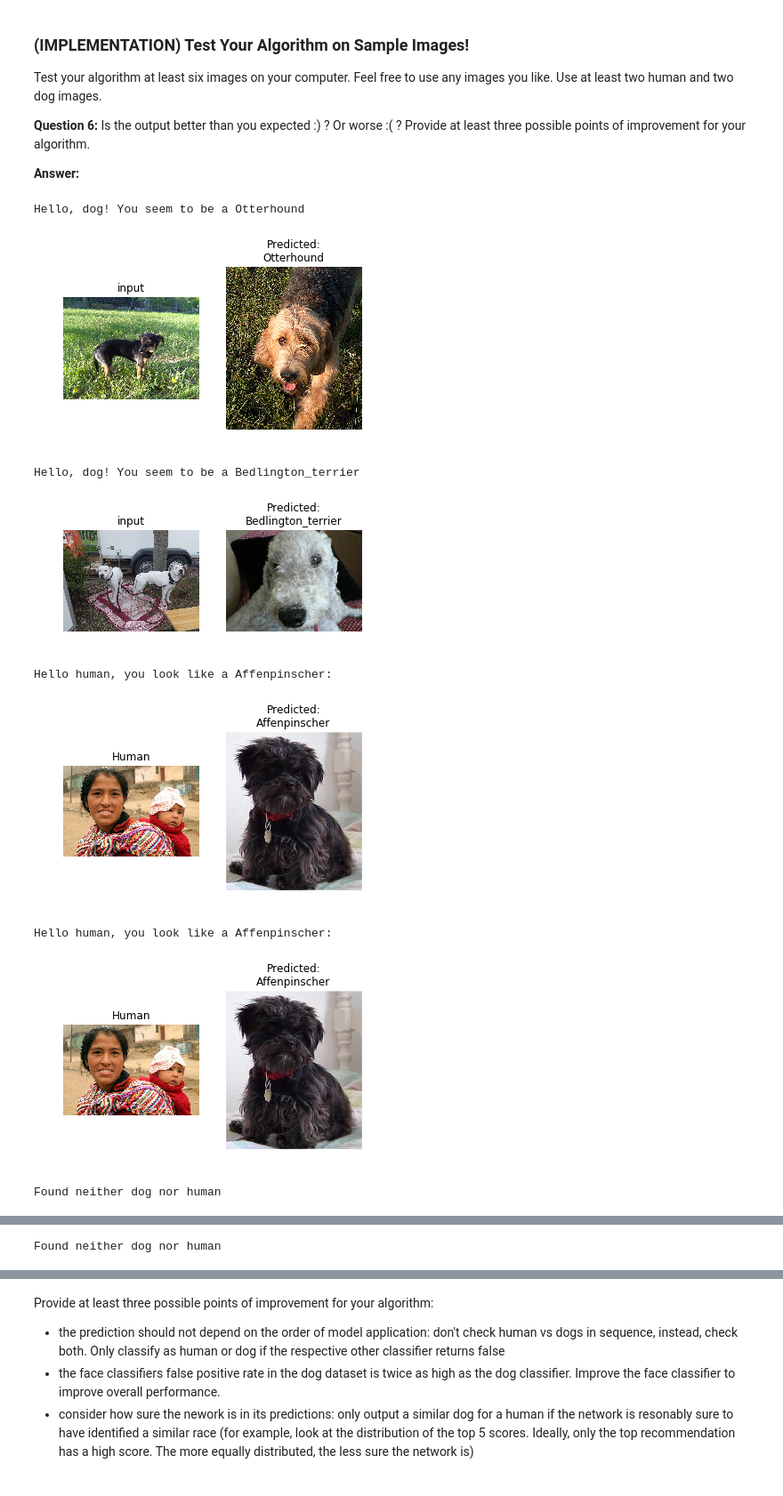
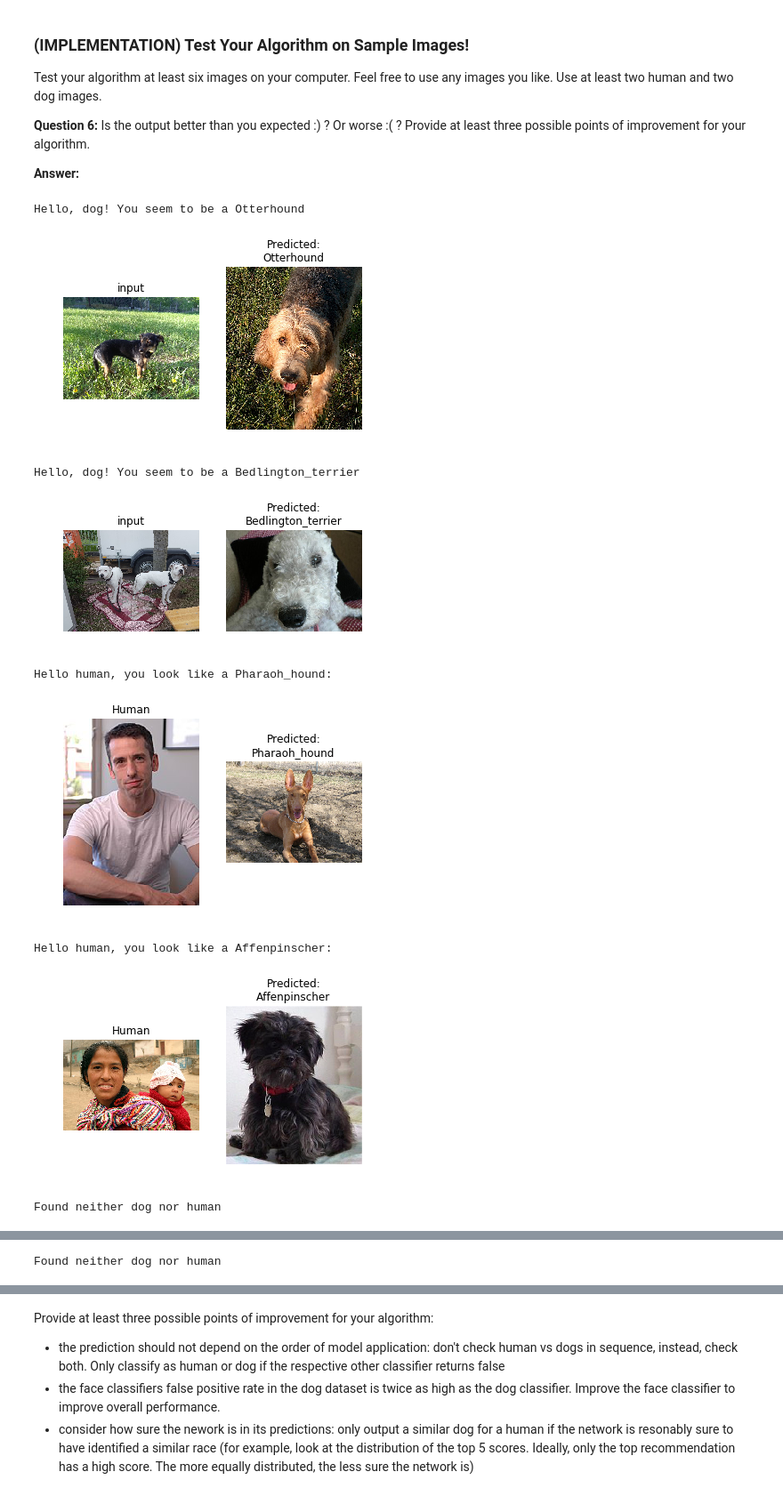
Before and after one commit to rmminusrslash/dog-project, a Jupyter notebook: dog_app.ipynb, the cells around one changed output, grey strips where cells are left out. Shown at 89% size. Cells and saved outputs as stored; diff of their text form; code cells hidden in the pictures.

Commit message:
add images

```diff
--- a/dog_app.ipynb
+++ b/dog_app.ipynb
@@ -864,36 +864,36 @@ __Answer:__
 # %%
 ## TODO: Execute your algorithm from Step 6 on
 ## at least 6 images on your computer.
 ## Feel free to use as many code cells as needed.
 
 dog_images=["own_images/dog2.jpeg","own_images/dogs.jpeg"]
-human_images=["own_images/human_2.jpg","own_images/human_2.jpg"]
+human_images=["own_images/human_1.jpg","own_images/human_2.jpg"]
 sandwich="own_images/sandwich.jpeg"
 other_animal="own_images/not_a_dog.jpeg"
 
 for dog in dog_images:
     dog_or_human_oracle(dog)
 for human in human_images:
     try:
         dog_or_human_oracle(human)
     except Exception as e:
         print("Ups, algorithm did not detect the human in the picture")
 try:
     dog_or_human_oracle(sandwich)
 except Exception as e:
     pass
 
 try:
     dog_or_human_oracle(other_animal)
 except Exception as e:
     pass
 # %% [output]
 Hello, dog! You seem to be a Otterhound
 [figure]
 Hello, dog! You seem to be a Bedlington_terrier
 [figure]
-Hello human, you look like a Affenpinscher:
+Hello human, you look like a Pharaoh_hound:
-[figure, old version]
+[figure, new version]
 Hello human, you look like a Affenpinscher:
 [figure]
 Found neither dog nor human
```
Also changed, not shown: 2 other files.
